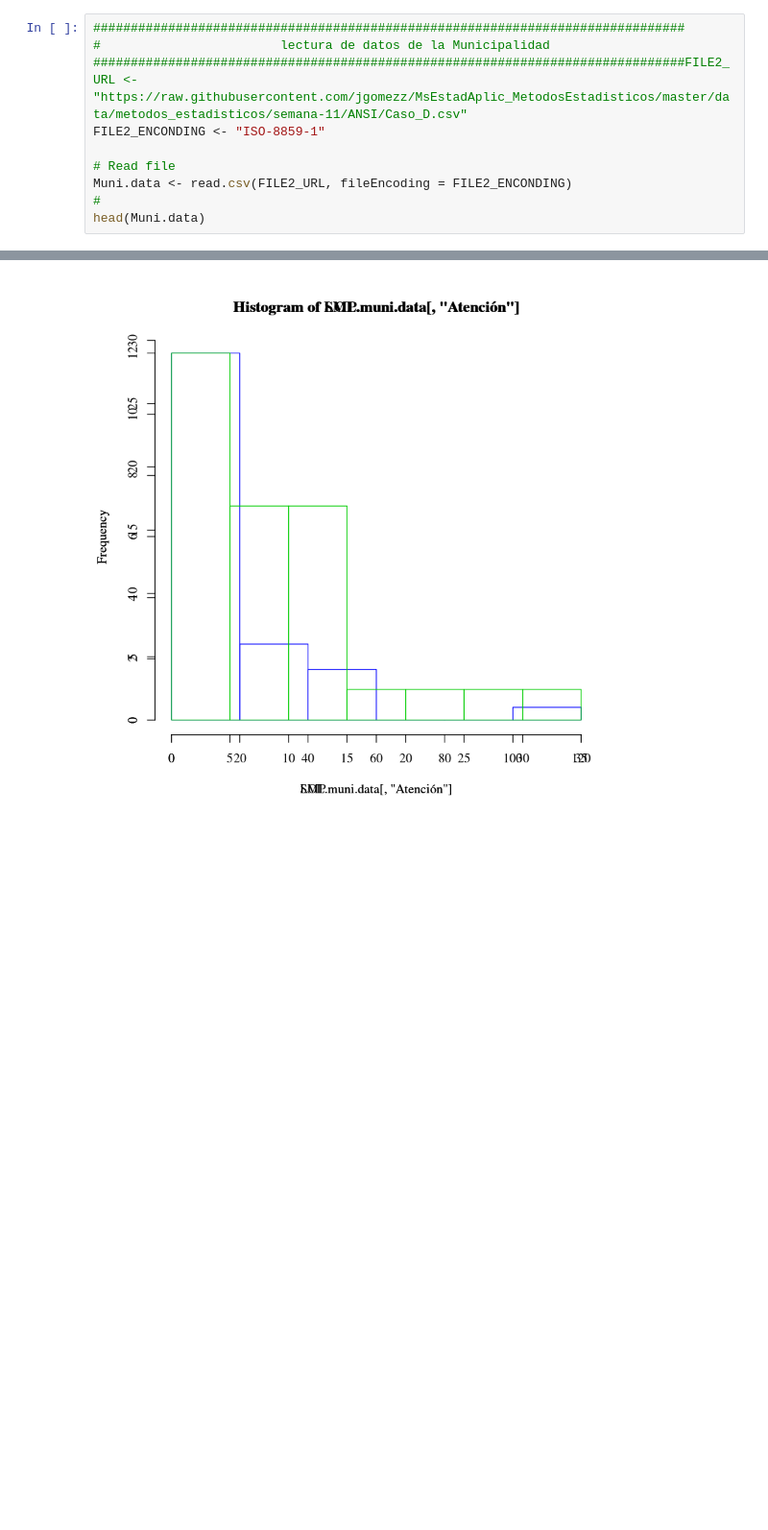
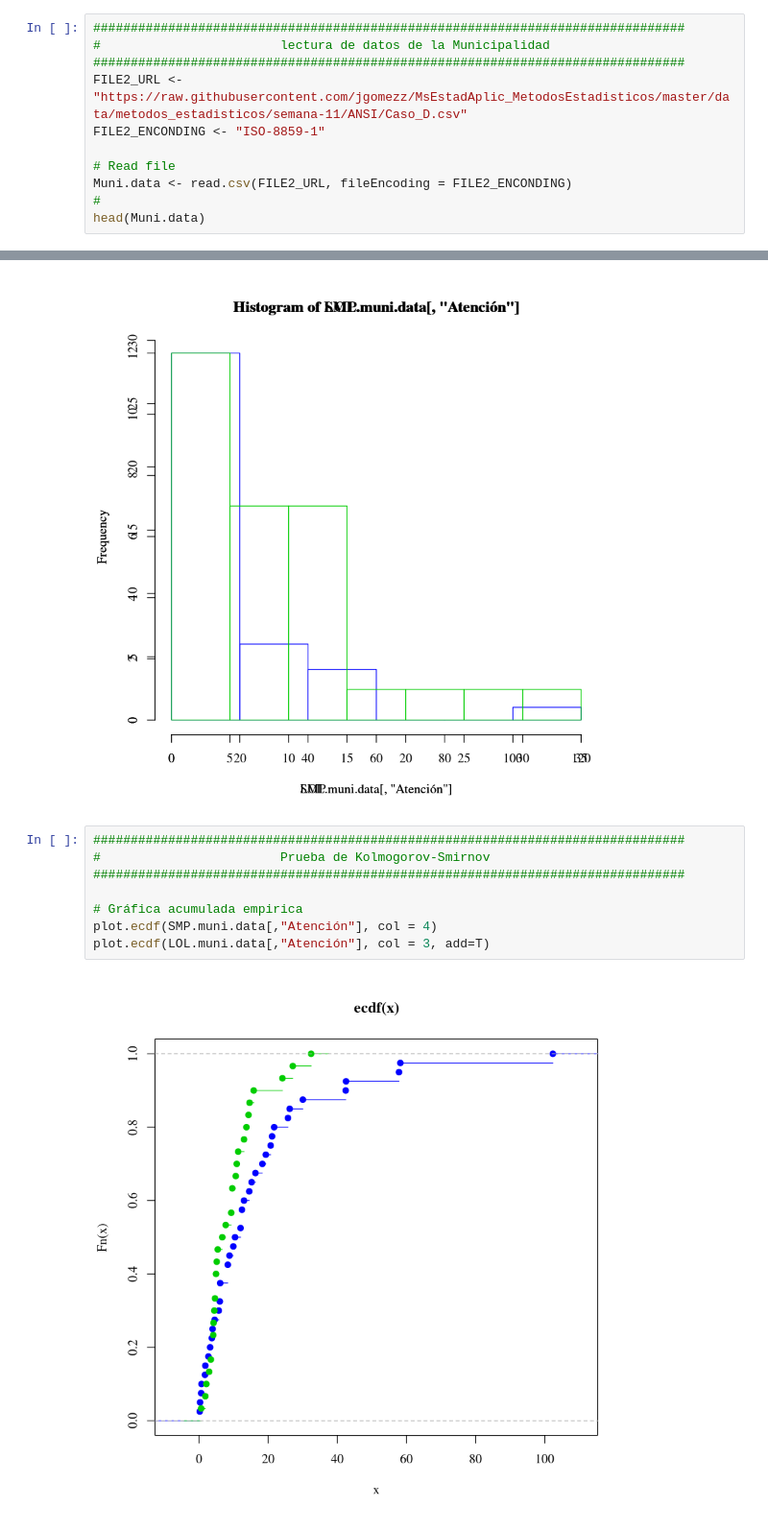
Before and after one commit to jgomezz/MsEstadAplic_MetodosEstadisticos, a Jupyter notebook: MetodosEstadisticos-11-Prueba No Parametricas.ipynb, the cells around one changed output, grey strips where cells are left out. Shown: that part at 96% size. Cells and saved outputs as stored; diff of their text form; blank space fills up the shorter version.

```diff
--- a/MetodosEstadisticos-11-Prueba No Parametricas.ipynb
+++ b/MetodosEstadisticos-11-Prueba No Parametricas.ipynb
@@ -79,7 +85,8 @@ odds ratio
 # %%
 ###############################################################################
 #                        lectura de datos de la Municipalidad
-###############################################################################FILE2_URL <- "https://raw.githubusercontent.com/jgomezz/MsEstadAplic_MetodosEstadisticos/master/data/metodos_estadisticos/semana-11/ANSI/Caso_D.csv"
+###############################################################################
+FILE2_URL <- "https://raw.githubusercontent.com/jgomezz/MsEstadAplic_MetodosEstadisticos/master/data/metodos_estadisticos/semana-11/ANSI/Caso_D.csv"
 FILE2_ENCONDING <- "ISO-8859-1"
 
 # Read file
@@ -377,3 +389,13 @@ par(new=T)
 hist(LOL.muni.data[,"Atención"], border = 3)
 # %% [output]
 [figure]
+# %%
+###############################################################################
+#                        Prueba de Kolmogorov-Smirnov
+###############################################################################
+
+# Gráfica acumulada empirica
+plot.ecdf(SMP.muni.data[,"Atención"], col = 4)
+plot.ecdf(LOL.muni.data[,"Atención"], col = 3, add=T)
+# %% [output]
+[figure, added]
```
Also changed, not shown: parts of 4 cells of this notebook.
